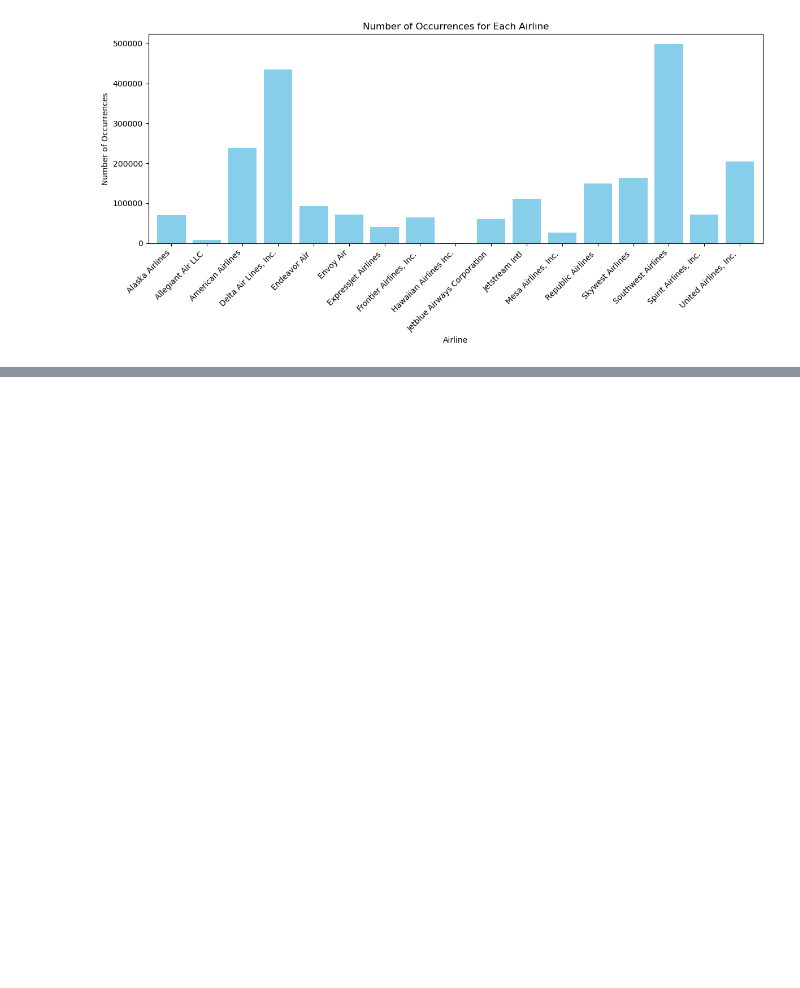
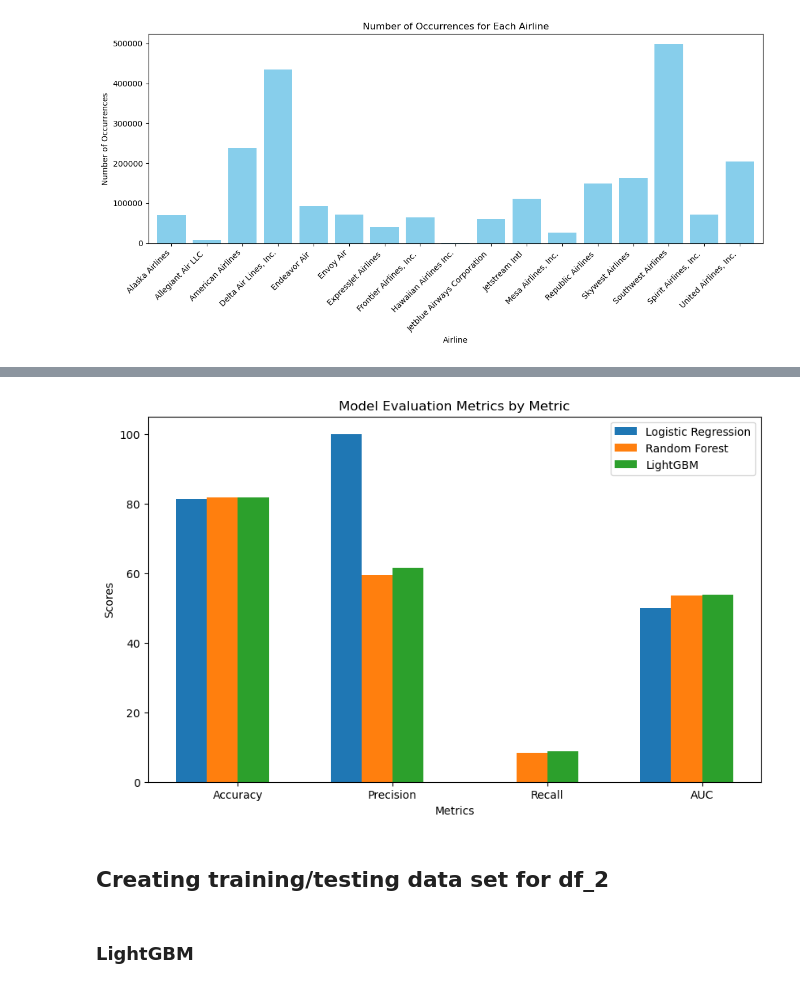
Before and after one commit to isJordy/airplane-weather, a Jupyter notebook: code.ipynb, the cells around one changed output, grey strips where cells are left out. Drawn from its saved outputs; the diff is of its cells as text; code cells hidden in the pictures; blank space fills up the shorter version.

```diff
--- a/code.ipynb
+++ b/code.ipynb
@@ -758,0 +1189,46 @@ plt.show()
+# %%
+import matplotlib.pyplot as plt
+import numpy as np
+
+
+models = ['Logistic Regression', 'Random Forest', 'LightGBM']
+metrics = ['Accuracy', 'Precision', 'Recall', 'AUC']
+
+# Values
+evaluation_metrics = {
+    'Logistic Regression': {'Accuracy': LR1_accuracy*100, 'Precision': LR1_precision*100, 'Recall': LR1_recall*100, 'AUC': LR1_auc*100},
+    'Random Forest': {'Accuracy': RF1_accuracy*100, 'Precision': RF1_precision*100, 'Recall': RF1_recall*100, 'AUC': RF1_auc*100},
+    'LightGBM': {'Accuracy': GBM1_accuracy*100, 'Precision': GBM1_precision*100, 'Recall': GBM1_recall*100, 'AUC': GB1_auc*100}
+}
+
+# Create lists to store values for each model
+metric_values = {model: [] for model in models}
+
+# Extract metric values for each model
+for model in models:
+    for metric in metrics:
+        metric_values[model].append(evaluation_metrics[model].get(metric, 0))
+
+# Create a stacked column chart
+fig, ax = plt.subplots(figsize=(10, 6))
+
+# Plot each metric's values as a separate set of stacked columns
+bar_width = 0.2
+index = np.arange(len(metrics))
+
+for i, model in enumerate(models):
+    ax.bar(index + i * bar_width, metric_values[model], bar_width, label=model)
+
+# Add labels and legend
+ax.set_xlabel('Metrics')
+ax.set_ylabel('Scores')
+ax.set_xticks(index + 1.5 * bar_width)
+ax.set_xticklabels(metrics)
+ax.legend()
+
+# Show the plot
+plt.show()
+# %% [output]
+[figure, added]
+# %% [markdown]
+## Creating training/testing data set for df_2
@@ -758,0 +1244,2 @@ plt.show()
+# %% [markdown]
+### LightGBM
```
Also changed, not shown: parts of 51 cells of this notebook.
